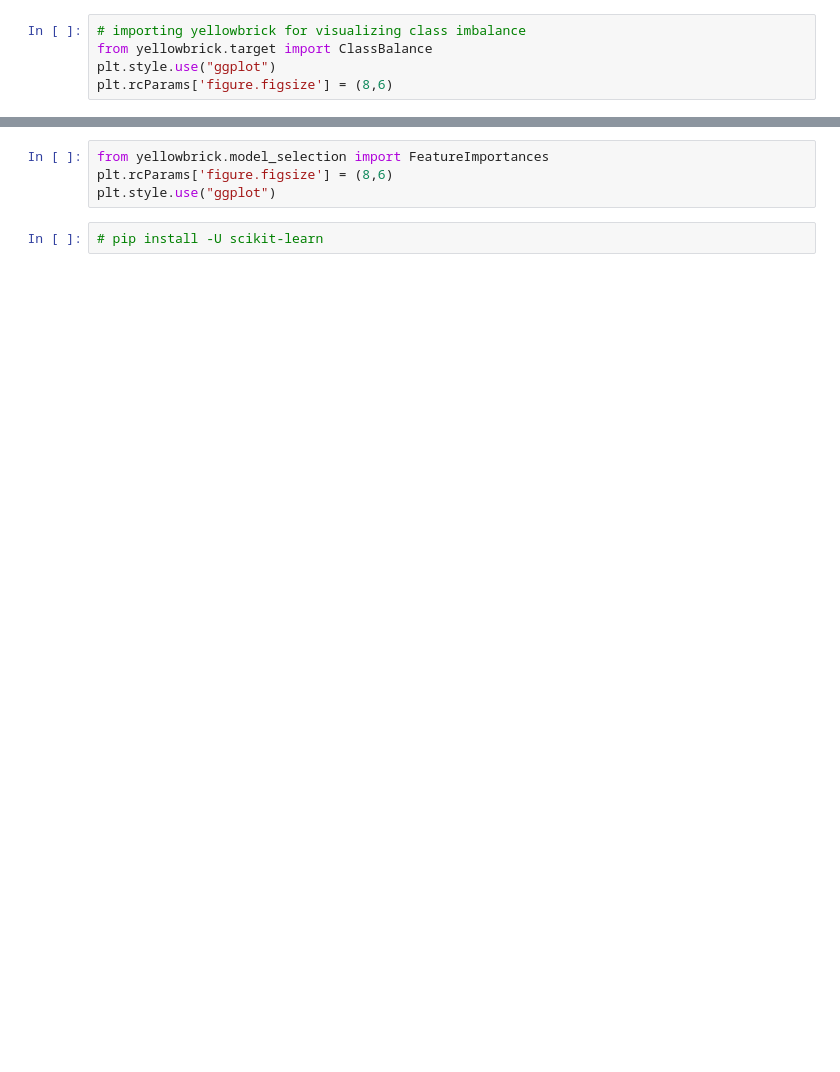
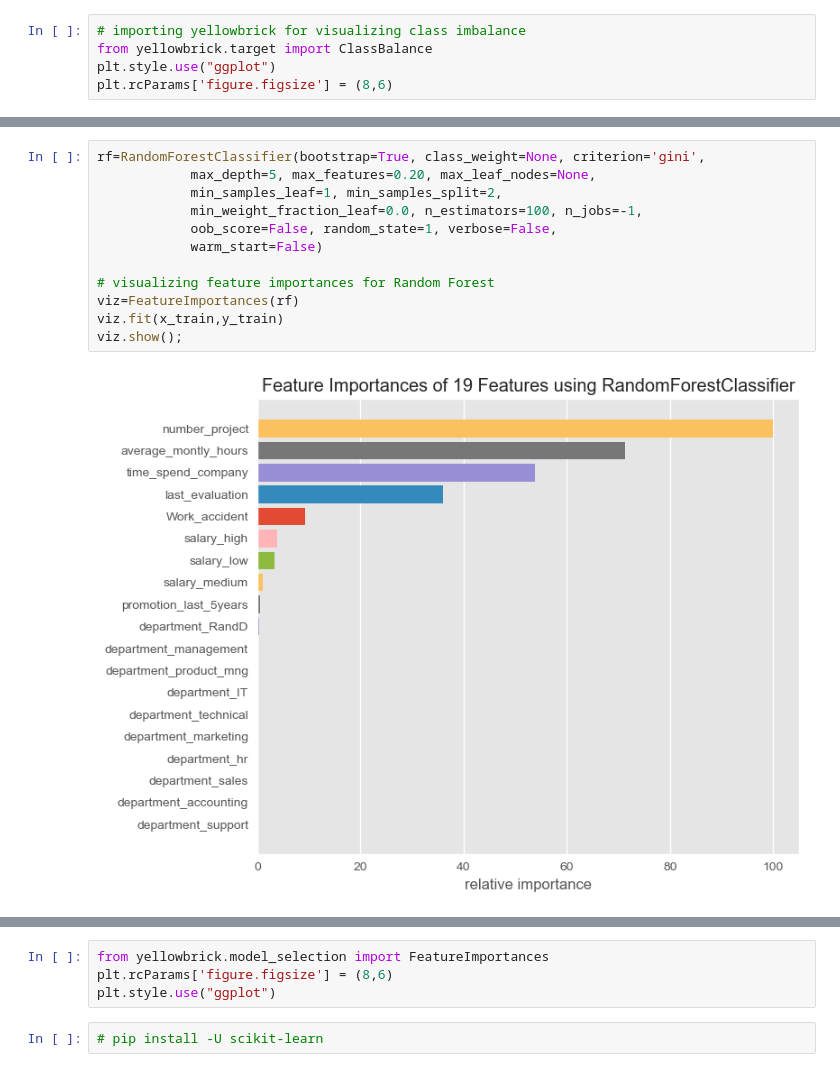
Before and after one commit to hetvimwaghela/employee-turnover-prediction, a Jupyter notebook: employee_churn.ipynb, the cells around one changed output, grey strips where cells are left out. Drawn from its saved outputs; the diff is of its cells as text; blank space fills up the shorter version.

```diff
--- a/employee_churn.ipynb
+++ b/employee_churn.ipynb
@@ -252,0 +368,14 @@ import matplotlib.image as mpimg
+# %%
+rf=RandomForestClassifier(bootstrap=True, class_weight=None, criterion='gini',
+            max_depth=5, max_features=0.20, max_leaf_nodes=None,
+            min_samples_leaf=1, min_samples_split=2,
+            min_weight_fraction_leaf=0.0, n_estimators=100, n_jobs=-1,
+            oob_score=False, random_state=1, verbose=False,
+            warm_start=False)
+
+# visualizing feature importances for Random Forest
+viz=FeatureImportances(rf)
+viz.fit(x_train,y_train)
+viz.show();
+# %% [output]
+[figure, added]
```
Also changed, not shown: parts of 75 cells of this notebook.
